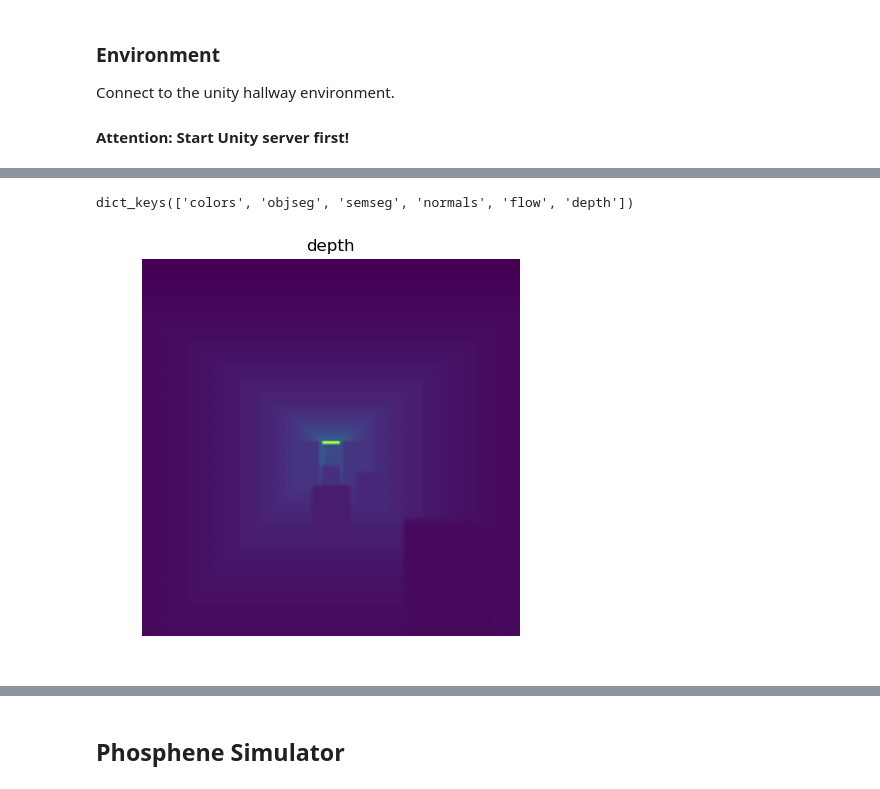
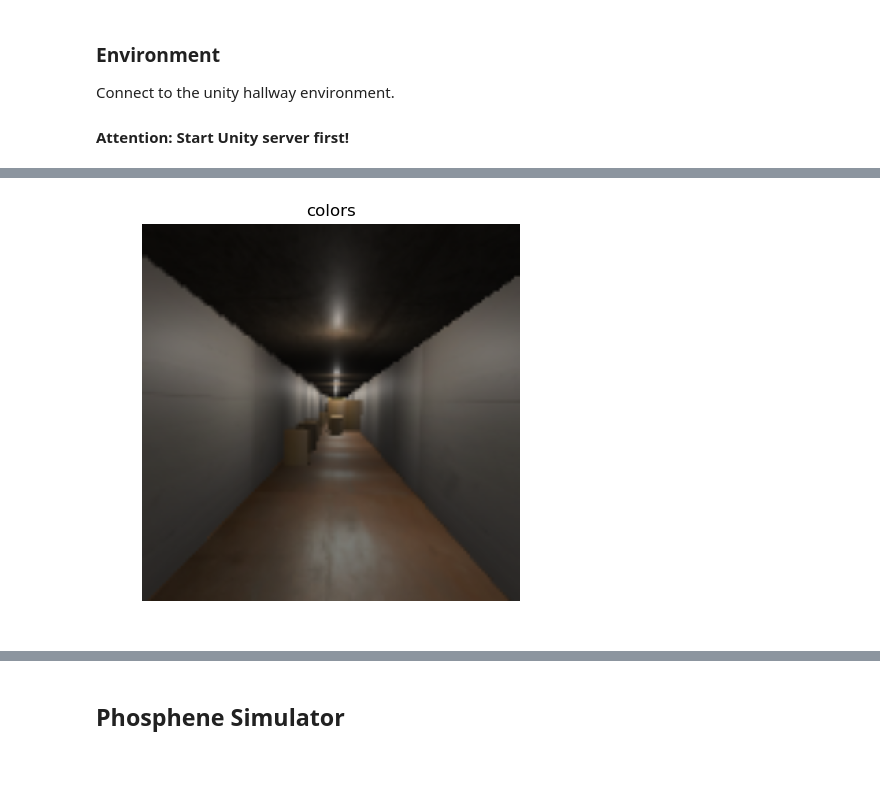
Before and after one commit to neuralcodinglab/RL-mobility, a Jupyter notebook: Python/Demo/demoUsage.ipynb, the cells around one changed output, grey strips where cells are left out. Saved outputs shown, nothing was run; the diff lists cells and outputs as text; code cells hidden in the pictures.

```diff
--- a/Python/Demo/demoUsage.ipynb
+++ b/Python/Demo/demoUsage.ipynb
@@ -33,21 +33,20 @@ print(environment.client)
 # %%
-KIND = 'depth'
+KIND = 'colors'
 
 # Reset environment
-end, reward, state_raw = environment.reset()
+end, reward, state_raw = environment.reset(0)
 state = environment.state2arrays(state_raw)
-print(state.keys())
+# print(state.keys())
 
 
 # display current state (128x128 image)
 img = state[KIND]
 img = cv2.resize(img, (480,480))
 
 plt.figure(figsize=(5,5),dpi=100)
 plt.imshow(img)
 plt.title(KIND)
 plt.axis('off')
 plt.show()
 # %% [output]
-dict_keys(['colors', 'objseg', 'semseg', 'normals', 'flow', 'depth'])
-[figure, old version]
+[figure, new version]
```
Also changed, not shown: parts of 4 cells of this notebook, 32 other files.
